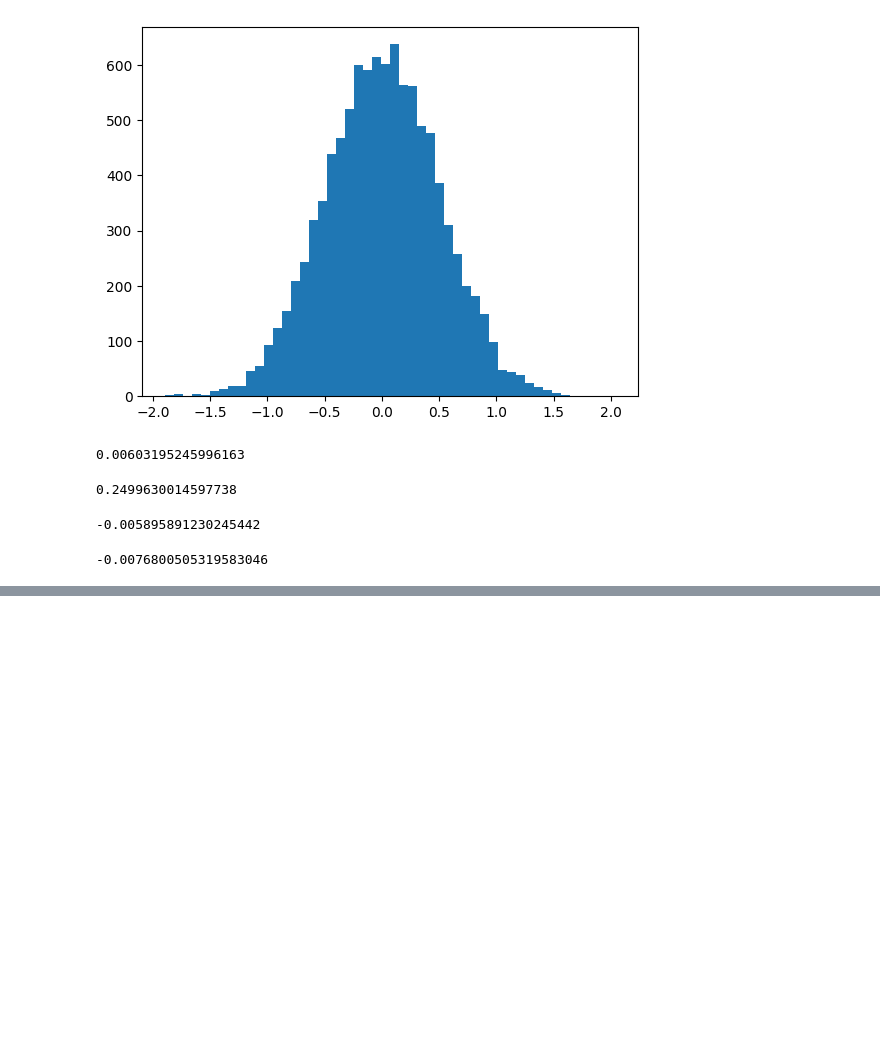
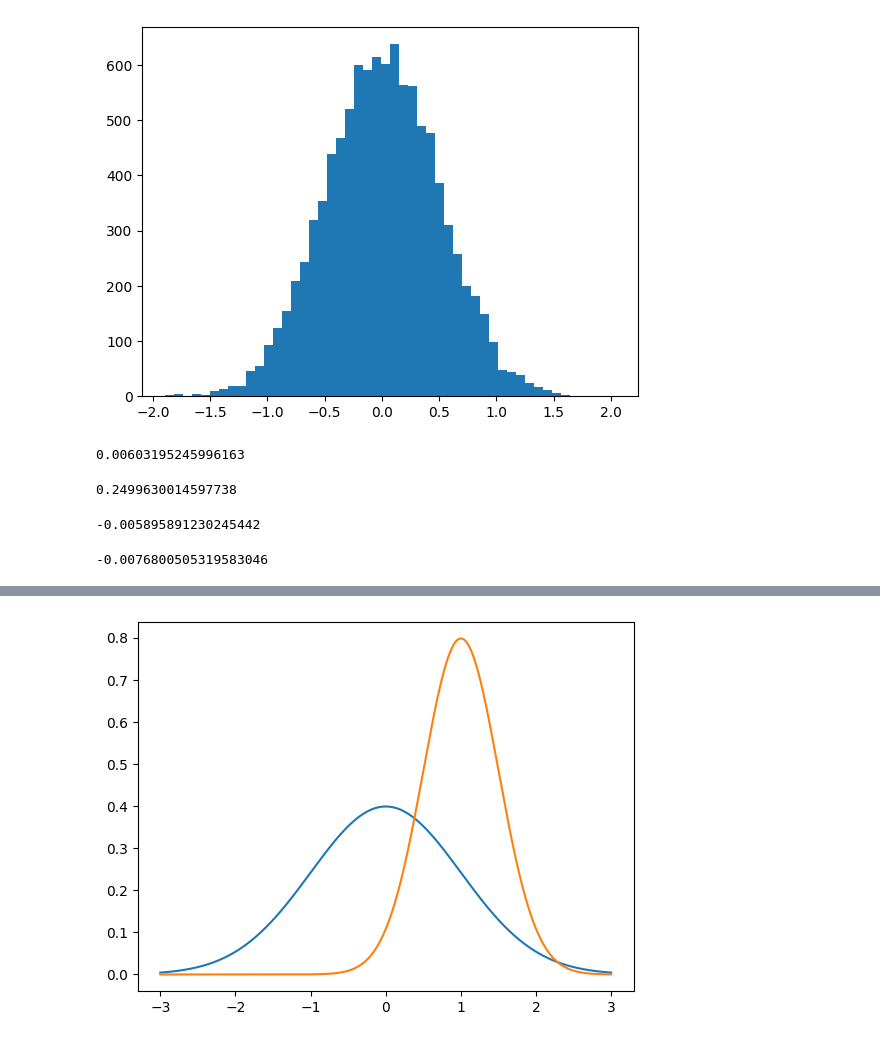
Before and after one commit to WillianSoder/LAMIA, a Jupyter notebook: CARD - 5/CARD5(aulas).ipynb, the cells around one changed output, grey strips where cells are left out. Drawn from its saved outputs; the diff is of its cells as text; code cells hidden in the pictures; blank space fills up the shorter version.

```diff
--- a/CARD - 5/CARD5(aulas).ipynb
+++ b/CARD - 5/CARD5(aulas).ipynb
@@ -196,0 +199,9 @@ sp.kurtosis(values)
+# %%
+from scipy.stats import norm
+import matplotlib.pyplot as plt
+import numpy as np
+
+x = np.arange(-3, 3, 0.001)
+
+plt.plot(x, norm.pdf(x))
+plt.show() # desenhar grafico de linhas com distribuição normal
@@ -196,0 +210,7 @@ sp.kurtosis(values)
+# %%
+# juntando mais de grafico em uma mesma plotagem
+plt.plot(x, norm.pdf(x))
+plt.plot(x, norm.pdf(x, 1.0, 0.5))
+plt.show()
+# %% [output]
+[figure, added]
```
Also changed, not shown: parts of 24 cells of this notebook.
